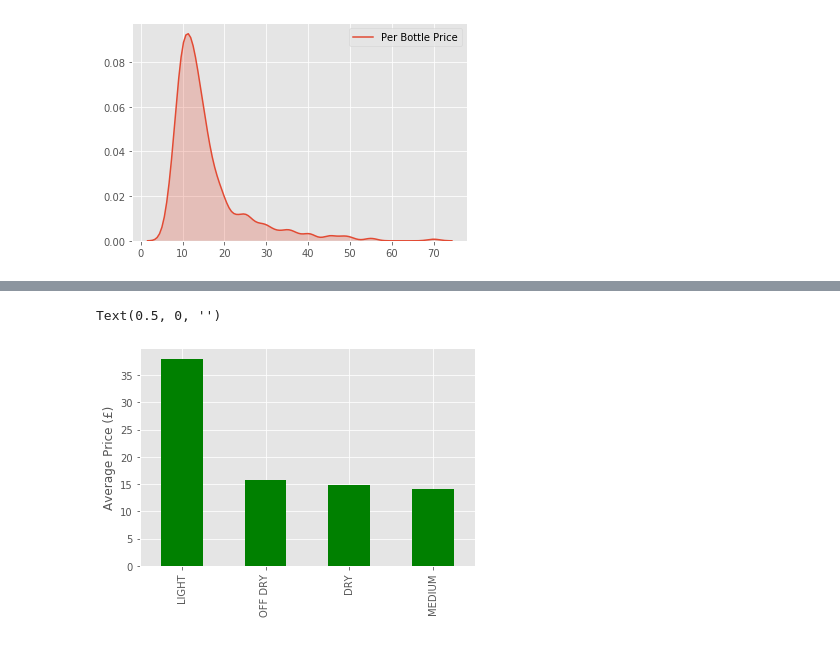
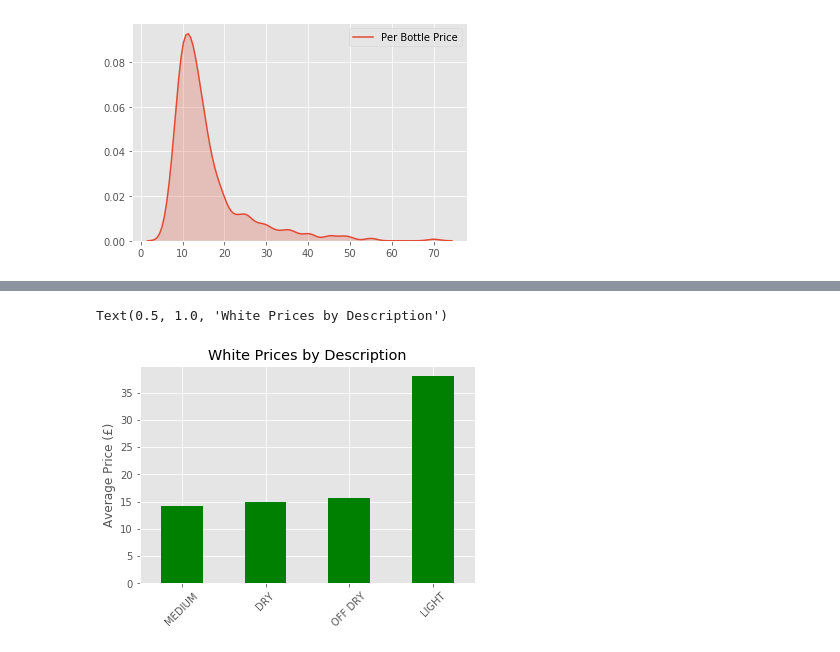
Before and after one commit to willponsonby/Majestic, a Jupyter notebook: Majestic_notebook.ipynb, the cells around one changed output, grey strips where cells are left out. Saved outputs shown, nothing was run; the diff lists cells and outputs as text; code cells hidden in the pictures.

```diff
--- a/Majestic_notebook.ipynb
+++ b/Majestic_notebook.ipynb
@@ -56,7 +56,3 @@ majestic_df['Percent Saved'] = round(majestic_df['Savings']/majestic_df['Per Bot
 copy['price_for_75cl'] = (copy['Per Bottle Price']/copy['Volume'])*75
 # %%
 majestic_df['price_for_75cl'] = (majestic_df['Per Bottle Price']/majestic_df['Volume'])*75
-# %%
-copy = copy.replace({'[]': 0})
-# %%
-copy['awards_num'] = copy['Awards']
@@ -123,9 +160,11 @@ not_whi = not_whi[not_whi['Short Description'] != 'NEW ZEALAND']
 not_whi = not_whi[not_whi['Short Description'] != 'FRANCE']
 # %%
 ### Price avgs for White
-not_whi[not_whi['Type']=='White'].groupby('Short Description')['Per Bottle Price'].mean().sort_values(ascending=False).plot.bar(color='g')
+not_whi[not_whi['Type']=='White'].groupby('Short Description')['Per Bottle Price'].mean().sort_values(ascending=True).plot.bar(color='g')
 plt.ylabel('Average Price (£)')
 plt.xlabel('')
+plt.xticks(rotation=45)
+plt.title('White Prices by Description')
 # %% [output]
-Text(0.5, 0, '')
+Text(0.5, 1.0, 'White Prices by Description')
-[figure, old version]
+[figure, new version]
```
Also changed, not shown: parts of 19 cells of this notebook.
